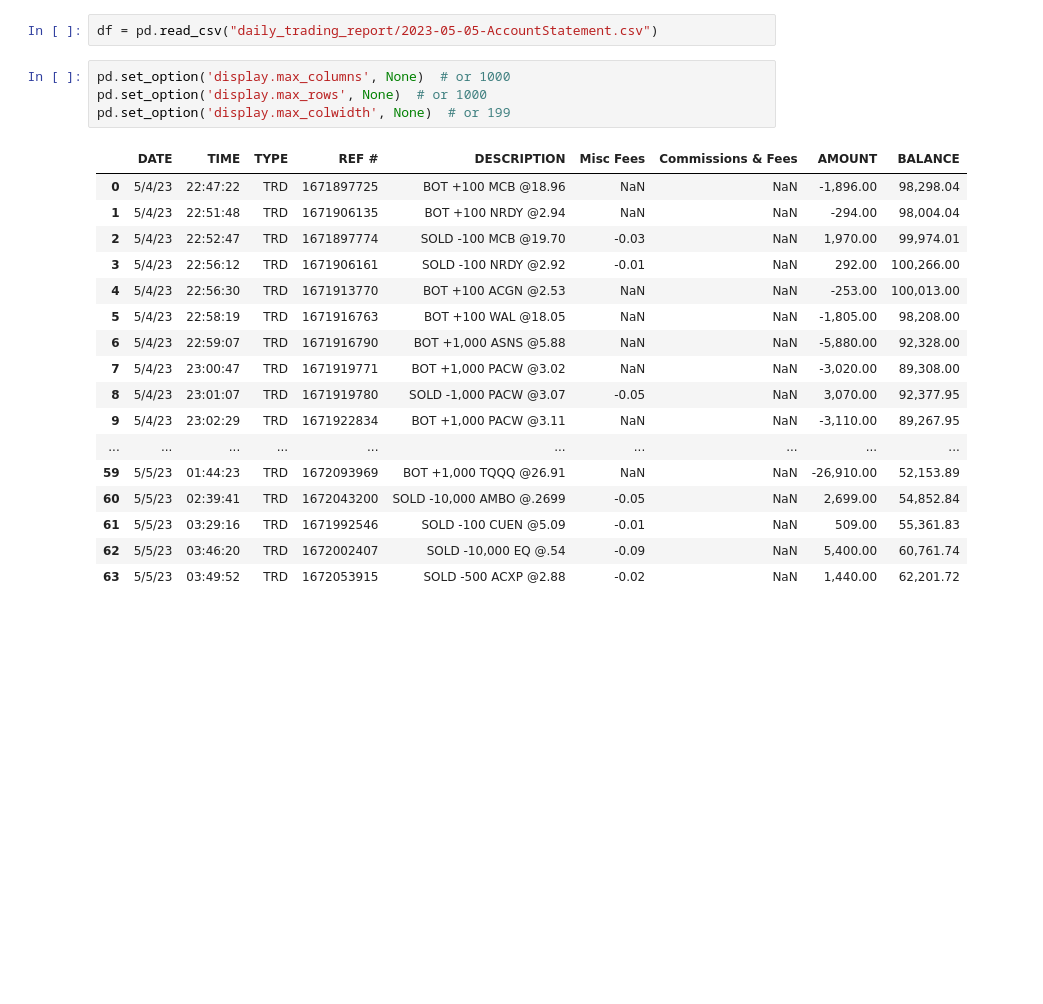
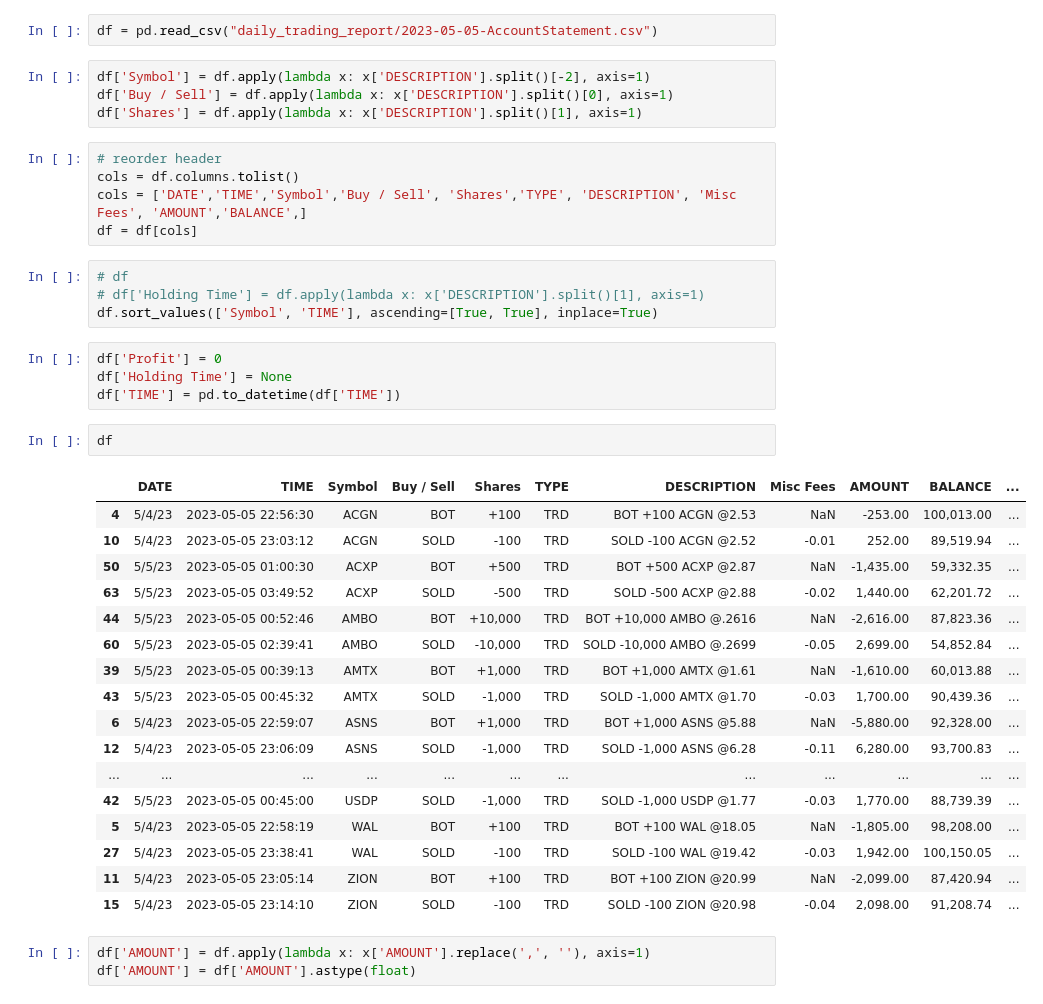
Before and after one commit to mike840609/stock_daily_trading_analysis, a Jupyter notebook: daily_trading_stock_analysis.ipynb, the cells around one changed output. Saved outputs shown, nothing was run; the diff lists cells and outputs as text; blank space fills up the shorter version.

Commit message:
udpate holding time

```diff
--- a/daily_trading_stock_analysis.ipynb
+++ b/daily_trading_stock_analysis.ipynb
@@ -3,24 +6,42 @@ import pandas as pd
 # %%
 df = pd.read_csv("daily_trading_report/2023-05-05-AccountStatement.csv")
-# %%
-pd.set_option('display.max_columns', None)  # or 1000
-pd.set_option('display.max_rows', None)  # or 1000
-pd.set_option('display.max_colwidth', None)  # or 199
-# %% [output]
-|  | DATE | TIME | TYPE | REF # | DESCRIPTION | Misc Fees | Commissions & Fees | AMOUNT | BALANCE |
-| 0 | 5/4/23 | 22:47:22 | TRD | 1671897725 | BOT +100 MCB @18.96 | NaN | NaN | -1,896.00 | 98,298.04 |
-| 1 | 5/4/23 | 22:51:48 | TRD | 1671906135 | BOT +100 NRDY @2.94 | NaN | NaN | -294.00 | 98,004.04 |
-| 2 | 5/4/23 | 22:52:47 | TRD | 1671897774 | SOLD -100 MCB @19.70 | -0.03 | NaN | 1,970.00 | 99,974.01 |
-| 3 | 5/4/23 | 22:56:12 | TRD | 1671906161 | SOLD -100 NRDY @2.92 | -0.01 | NaN | 292.00 | 100,266.00 |
-| 4 | 5/4/23 | 22:56:30 | TRD | 1671913770 | BOT +100 ACGN @2.53 | NaN | NaN | -253.00 | 100,013.00 |
-| 5 | 5/4/23 | 22:58:19 | TRD | 1671916763 | BOT +100 WAL @18.05 | NaN | NaN | -1,805.00 | 98,208.00 |
-| 6 | 5/4/23 | 22:59:07 | TRD | 1671916790 | BOT +1,000 ASNS @5.88 | NaN | NaN | -5,880.00 | 92,328.00 |
-| 7 | 5/4/23 | 23:00:47 | TRD | 1671919771 | BOT +1,000 PACW @3.02 | NaN | NaN | -3,020.00 | 89,308.00 |
-| 8 | 5/4/23 | 23:01:07 | TRD | 1671919780 | SOLD -1,000 PACW @3.07 | -0.05 | NaN | 3,070.00 | 92,377.95 |
-| 9 | 5/4/23 | 23:02:29 | TRD | 1671922834 | BOT +1,000 PACW @3.11 | NaN | NaN | -3,110.00 | 89,267.95 |
-| ... | ... | ... | ... | ... | ... | ... | ... | ... | ... |
-| 59 | 5/5/23 | 01:44:23 | TRD | 1672093969 | BOT +1,000 TQQQ @26.91 | NaN | NaN | -26,910.00 | 52,153.89 |
-| 60 | 5/5/23 | 02:39:41 | TRD | 1672043200 | SOLD -10,000 AMBO @.2699 | -0.05 | NaN | 2,699.00 | 54,852.84 |
-| 61 | 5/5/23 | 03:29:16 | TRD | 1671992546 | SOLD -100 CUEN @5.09 | -0.01 | NaN | 509.00 | 55,361.83 |
-| 62 | 5/5/23 | 03:46:20 | TRD | 1672002407 | SOLD -10,000 EQ @.54 | -0.09 | NaN | 5,400.00 | 60,761.74 |
-| 63 | 5/5/23 | 03:49:52 | TRD | 1672053915 | SOLD -500 ACXP @2.88 | -0.02 | NaN | 1,440.00 | 62,201.72 |
+# %%
+df['Symbol'] = df.apply(lambda x: x['DESCRIPTION'].split()[-2], axis=1)
+df['Buy / Sell'] = df.apply(lambda x: x['DESCRIPTION'].split()[0], axis=1)
+df['Shares'] = df.apply(lambda x: x['DESCRIPTION'].split()[1], axis=1)
+# %%
+# reorder header
+cols = df.columns.tolist()
+cols = ['DATE','TIME','Symbol','Buy / Sell', 'Shares','TYPE', 'DESCRIPTION', 'Misc Fees', 'AMOUNT','BALANCE',]
+df = df[cols]
+# %%
+# df
+# df['Holding Time'] = df.apply(lambda x: x['DESCRIPTION'].split()[1], axis=1)
+df.sort_values(['Symbol', 'TIME'], ascending=[True, True], inplace=True)
+# %%
+df['Profit'] = 0
+df['Holding Time'] = None
+df['TIME'] = pd.to_datetime(df['TIME'])
+# %%
+df
+# %% [output]
+|  | DATE | TIME | Symbol | Buy / Sell | Shares | TYPE | DESCRIPTION | Misc Fees | AMOUNT | BALANCE | ... |
+| 4 | 5/4/23 | 2023-05-05 22:56:30 | ACGN | BOT | +100 | TRD | BOT +100 ACGN @2.53 | NaN | -253.00 | 100,013.00 | ... |
+| 10 | 5/4/23 | 2023-05-05 23:03:12 | ACGN | SOLD | -100 | TRD | SOLD -100 ACGN @2.52 | -0.01 | 252.00 | 89,519.94 | ... |
+| 50 | 5/5/23 | 2023-05-05 01:00:30 | ACXP | BOT | +500 | TRD | BOT +500 ACXP @2.87 | NaN | -1,435.00 | 59,332.35 | ... |
+| 63 | 5/5/23 | 2023-05-05 03:49:52 | ACXP | SOLD | -500 | TRD | SOLD -500 ACXP @2.88 | -0.02 | 1,440.00 | 62,201.72 | ... |
+| 44 | 5/5/23 | 2023-05-05 00:52:46 | AMBO | BOT | +10,000 | TRD | BOT +10,000 AMBO @.2616 | NaN | -2,616.00 | 87,823.36 | ... |
+| 60 | 5/5/23 | 2023-05-05 02:39:41 | AMBO | SOLD | -10,000 | TRD | SOLD -10,000 AMBO @.2699 | -0.05 | 2,699.00 | 54,852.84 | ... |
+| 39 | 5/5/23 | 2023-05-05 00:39:13 | AMTX | BOT | +1,000 | TRD | BOT +1,000 AMTX @1.61 | NaN | -1,610.00 | 60,013.88 | ... |
+| 43 | 5/5/23 | 2023-05-05 00:45:32 | AMTX | SOLD | -1,000 | TRD | SOLD -1,000 AMTX @1.70 | -0.03 | 1,700.00 | 90,439.36 | ... |
+| 6 | 5/4/23 | 2023-05-05 22:59:07 | ASNS | BOT | +1,000 | TRD | BOT +1,000 ASNS @5.88 | NaN | -5,880.00 | 92,328.00 | ... |
+| 12 | 5/4/23 | 2023-05-05 23:06:09 | ASNS | SOLD | -1,000 | TRD | SOLD -1,000 ASNS @6.28 | -0.11 | 6,280.00 | 93,700.83 | ... |
+| ... | ... | ... | ... | ... | ... | ... | ... | ... | ... | ... | ... |
+| 42 | 5/5/23 | 2023-05-05 00:45:00 | USDP | SOLD | -1,000 | TRD | SOLD -1,000 USDP @1.77 | -0.03 | 1,770.00 | 88,739.39 | ... |
+| 5 | 5/4/23 | 2023-05-05 22:58:19 | WAL | BOT | +100 | TRD | BOT +100 WAL @18.05 | NaN | -1,805.00 | 98,208.00 | ... |
+| 27 | 5/4/23 | 2023-05-05 23:38:41 | WAL | SOLD | -100 | TRD | SOLD -100 WAL @19.42 | -0.03 | 1,942.00 | 100,150.05 | ... |
+| 11 | 5/4/23 | 2023-05-05 23:05:14 | ZION | BOT | +100 | TRD | BOT +100 ZION @20.99 | NaN | -2,099.00 | 87,420.94 | ... |
+| 15 | 5/4/23 | 2023-05-05 23:14:10 | ZION | SOLD | -100 | TRD | SOLD -100 ZION @20.98 | -0.04 | 2,098.00 | 91,208.74 | ... |
+# %%
+df['AMOUNT'] = df.apply(lambda x: x['AMOUNT'].replace(',', ''), axis=1)
+df['AMOUNT'] = df['AMOUNT'].astype(float)
```
Also changed, not shown: parts of 4 cells of this notebook.
